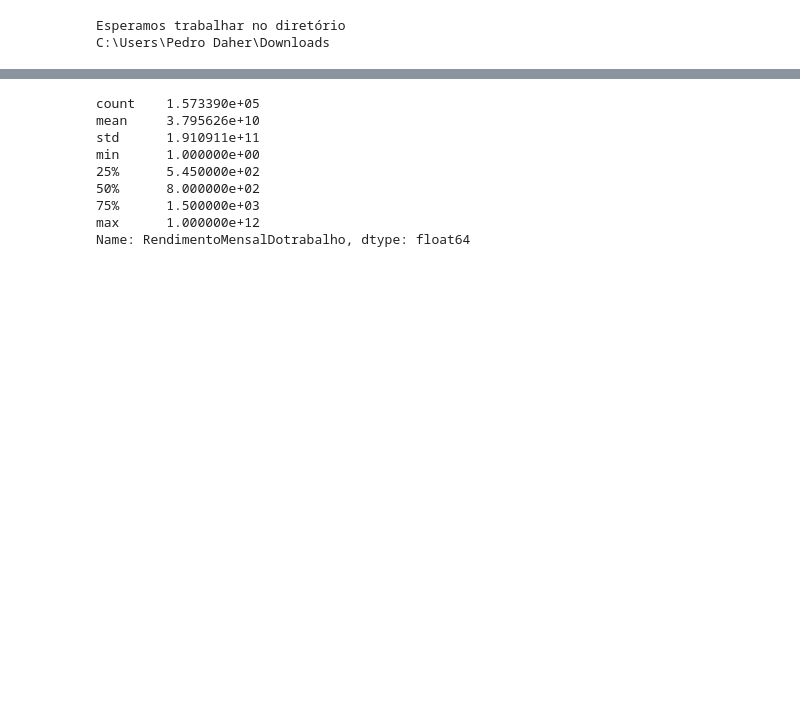
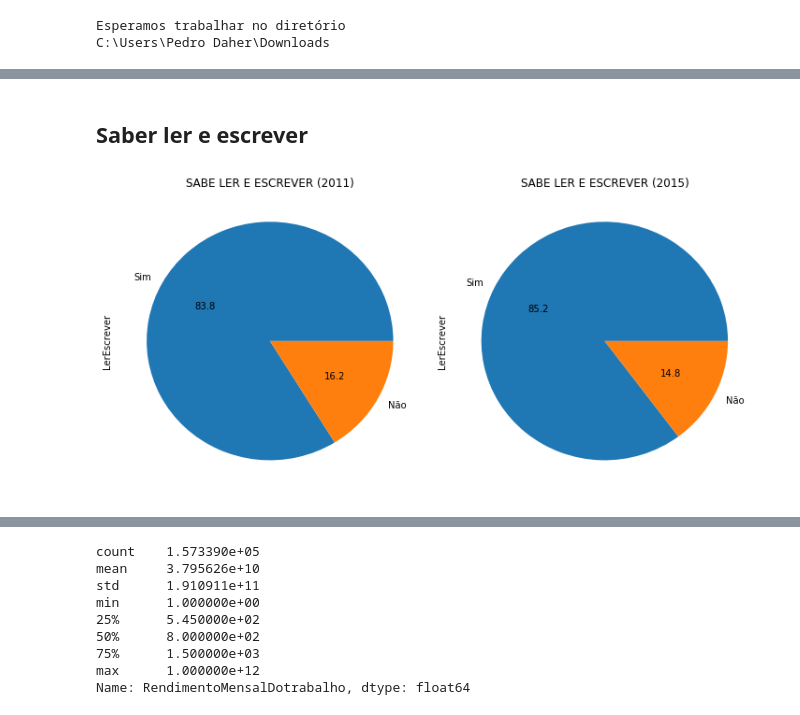
Before and after one commit to phdaher/CD2, a Jupyter notebook: Projeto1 Pedro Daher.ipynb, the cells around one changed output, grey strips where cells are left out. Drawn from its saved outputs; the diff is of its cells as text; code cells hidden in the pictures; blank space fills up the shorter version.

```diff
--- a/Projeto1 Pedro Daher.ipynb
+++ b/Projeto1 Pedro Daher.ipynb
@@ -122,0 +126,16 @@ plt.ylabel('Frequência Absoluta')
+# %% [markdown]
+## Saber ler e escrever
+# %%
+d11=(cut11.LerEscrever.value_counts(sort=False, normalize=True)*100).round(decimals=1)
+fig=plt.figure(figsize=(15, 5))
+plt.subplot(131)
+plot=d11.plot(kind='pie',title='SABE LER E ESCREVER (2011)',autopct='%.1f')
+
+d15=(cut15.LerEscrever.value_counts(sort=False, normalize=True)*100).round(decimals=1)
+plt.subplot(132)
+plot=d15.plot(kin d='pie',title='SABE LER E ESCREVER (2015)',autopct='%.1f')
+
+plt.tight_layout()
+plt.show()
+# %% [output]
+[figure, added]
```
Also changed, not shown: parts of 49 cells of this notebook.
